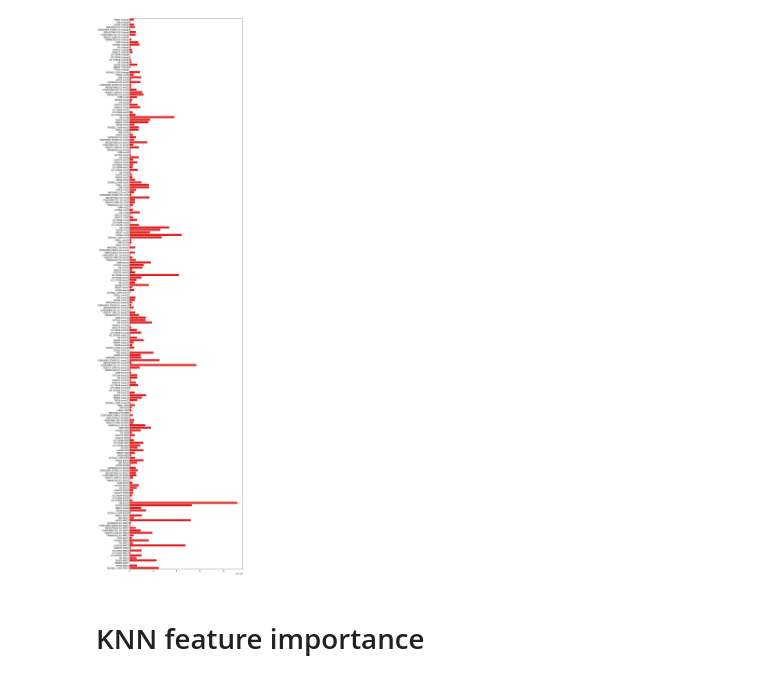
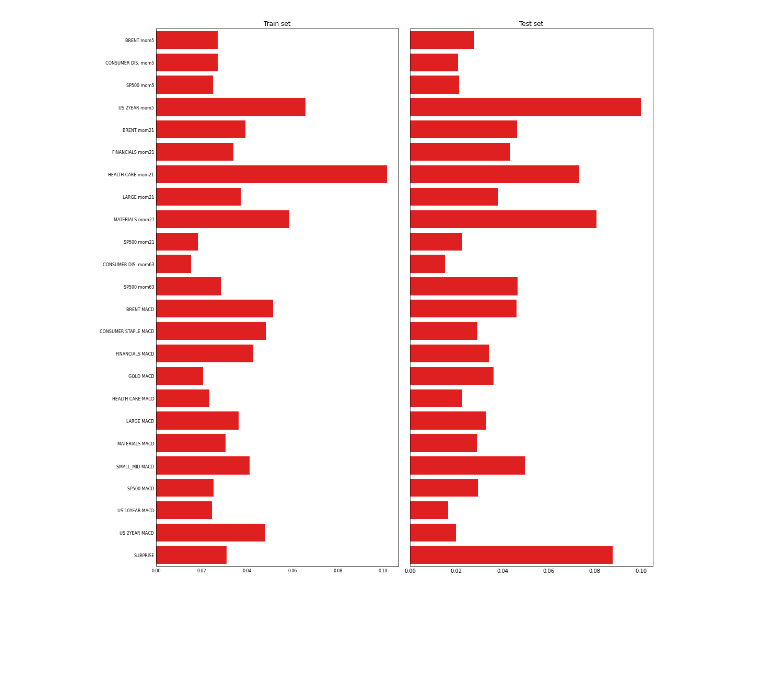
Before and after one commit to lacoupe/BCVS, a Jupyter notebook: SW/size2/feature_importance.ipynb, the cells around one changed output. Saved outputs shown, nothing was run; the diff lists cells and outputs as text; code cells hidden in the pictures; blank space fills up the shorter version.

```diff
--- a/SW/size2/feature_importance.ipynb
+++ b/SW/size2/feature_importance.ipynb
@@ -158,0 +171,2 @@ train(model_MLP3, X_train, y_train, nb_epochs=nb_epochs, X_test=X_test, y_test=y
+# %%
+features = features.drop(columns=[ 'CONSUMER STAPLE mom5', 'LARGE mom5', 'CONSUMER DIS. mom21',  'SILVER mom21',  'BRENT mom63', 'GOLD mom63',  'MATERIALS mom63',  'CONSUMER DIS. MACD', 'SILVER MACD'])
@@ -158,0 +404,8 @@ train(model_MLP3, X_train, y_train, nb_epochs=nb_epochs, X_test=X_test, y_test=y
+# %%
+train_indices, test_indices, _, _ = train_test_split(range(len(y)), y, test_size=0.2, shuffle=False)
+X_train, y_train, X_test, y_test = X[train_indices], y[train_indices], X[test_indices], y[test_indices]
+
+X_mean = X_train.mean(dim=[0], keepdim=True)
+X_std = X_train.std(dim=[0], keepdim=True)
+X_train = X_train.sub_(X_mean).div_(X_std)
+X_test = X_test.sub_(X_mean).div_(X_std)
@@ -267,10 +575,0 @@ rf_grid = {'n_estimators'     : rf_n_estimators,
-# %%
-rf_default = RandomForestClassifier()
-
-rf_random_cv = RandomizedSearchCV(estimator=rf_default, param_distributions=rf_grid,
-                                  n_iter=100, cv=5, verbose=3, scoring='accuracy')
-
-rf_random_cv.fit(X_train,y_train)
-
-print(rf_random_cv.best_params_)
-best_param_rf = list(rf_random_cv.best_params_.values())
@@ -342,6 +576,22 @@ def SHAP_barplot_rf(model, X_test):
-# %%
-SHAP_barplot_rf(rfc, X_train.numpy())
-# %% [output]
-[figure, removed]
-# %% [markdown]
-# KNN feature importance
+# %%
+ig = IntegratedGradients(model_MLP1)
+attributes_train = ig.attribute(X_train, return_convergence_delta=False).detach().numpy()
+attributes_test = ig.attribute(X_test, return_convergence_delta=False).detach().numpy()
+# %%
+fig, axs = plt.subplots(1, 2, figsize=(15, 15), sharey=True)
+
+attr_train = np.mean(np.abs(attributes_train), axis=0)
+attr_test = np.mean(np.abs(attributes_test), axis=0)
+
+sns.barplot(ax=axs[0], x=attr_train, y=features.columns, color='r')
+axs[0].tick_params(length=0, labelsize=8)
+axs[0].set_title('Train set')
+
+sns.barplot(ax=axs[1], x=attr_test, y=features.columns, color='r')
+axs[1].tick_params(length=0)
+axs[1].set_title('Test set')
+
+plt.tight_layout()
+plt.show()
+# %% [output]
+[figure, added]
```
Also changed, not shown: parts of 74 cells of this notebook, 36 other files.
